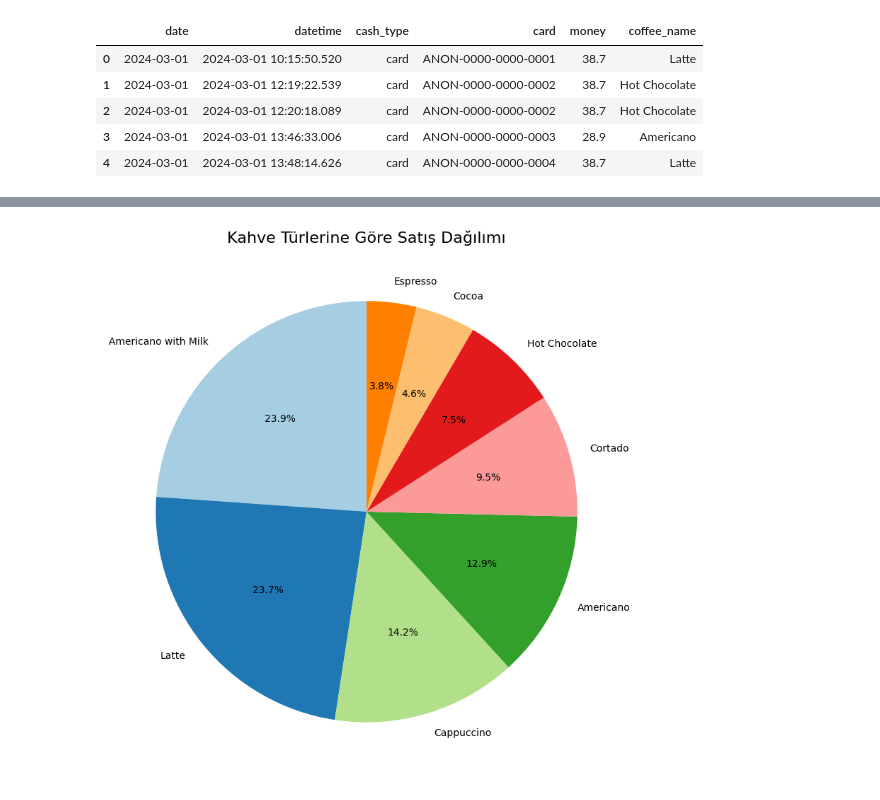
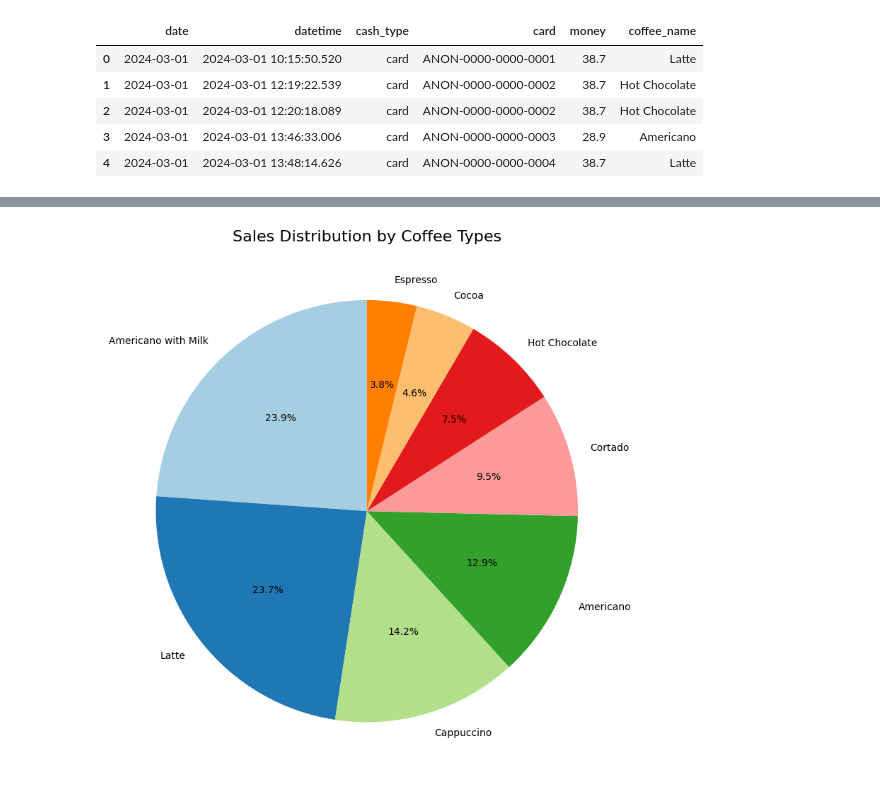
Before and after one commit to ibrahimyrao/data-visualization, a Jupyter notebook: datav.ipynb, the cells around one changed output, grey strips where cells are left out. Saved outputs shown, nothing was run; the diff lists cells and outputs as text; code cells hidden in the pictures.

```diff
--- a/datav.ipynb
+++ b/datav.ipynb
@@ -127,23 +127,22 @@ fig.show()
 # %% [output]
 [interactive output not drawn]
 # %%
-# Kahve Türlerine Göre Satış Dağılımını Gösteren Pasta Grafiği
-# Kahve türlerine göre satış sayısını gruplama
+# Grouping sales by coffee types
 coffee_sales = dataset['coffee_name'].value_counts()
 
-# Pasta grafiği oluşturma
+# Creating the pie chart
 plt.figure(figsize=(10, 8))
 coffee_sales.plot(kind='pie', autopct='%1.1f%%', startangle=90, colors=plt.cm.Paired.colors)
 
-# Grafik Başlıkları
-plt.title("Kahve Türlerine Göre Satış Dağılımı", fontsize=16)
-plt.ylabel("")  # Y etiketini kaldırıyoruz
+# Graph Titles
+plt.title("Sales Distribution by Coffee Types", fontsize=16)
+plt.ylabel("")  # Removing the Y label
 
-# Görselleştirme
+# Visualization
 plt.tight_layout()
 plt.show()
 # %% [output]
-[figure, old version]
+[figure, new version]
 # %%
 import plotly.graph_objects as go
 import pandas as pd
```
Also changed, not shown: parts of 3 cells of this notebook.
